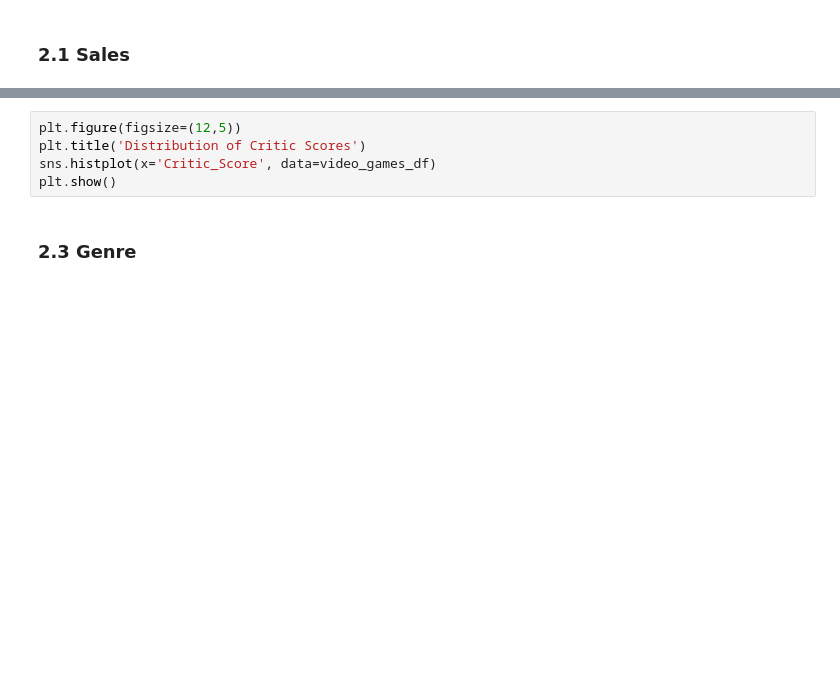
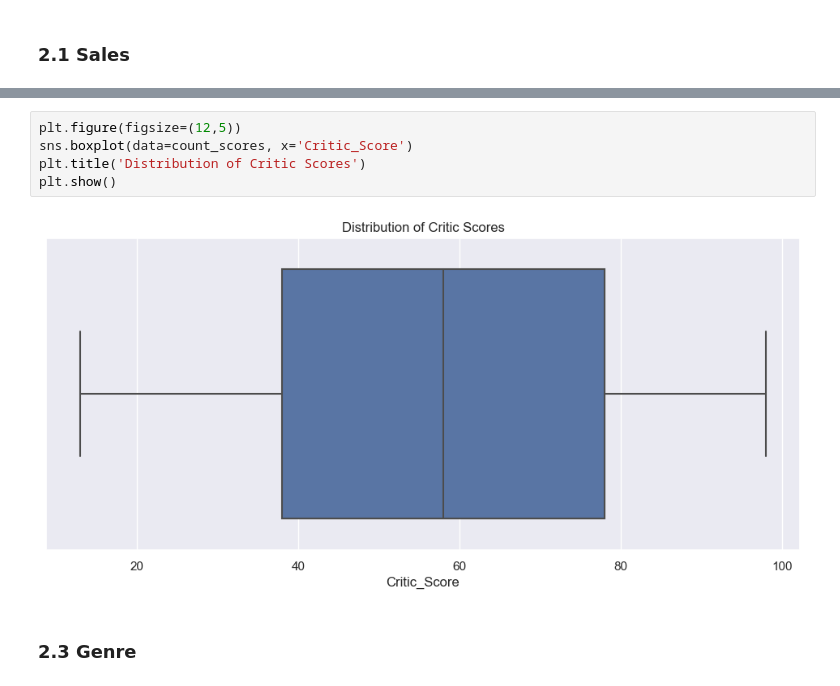
Before and after one commit to skalenjr/Video-Games-Sales-Analysis, a Jupyter notebook: VideoGames.ipynb, the cells around one changed output, grey strips where cells are left out. Drawn from its saved outputs; the diff is of its cells as text; blank space fills up the shorter version.

```diff
--- a/VideoGames.ipynb
+++ b/VideoGames.ipynb
@@ -130,8 +372,10 @@ plt.show()
 # %%
 plt.figure(figsize=(12,5))
+sns.boxplot(data=count_scores, x='Critic_Score')
 plt.title('Distribution of Critic Scores')
-sns.histplot(x='Critic_Score', data=video_games_df)
 plt.show()
+# %% [output]
+[figure, added]
 # %% [markdown]
 ### **2.3 Genre**
 # %%
```
Also changed, not shown: parts of 63 cells of this notebook.
